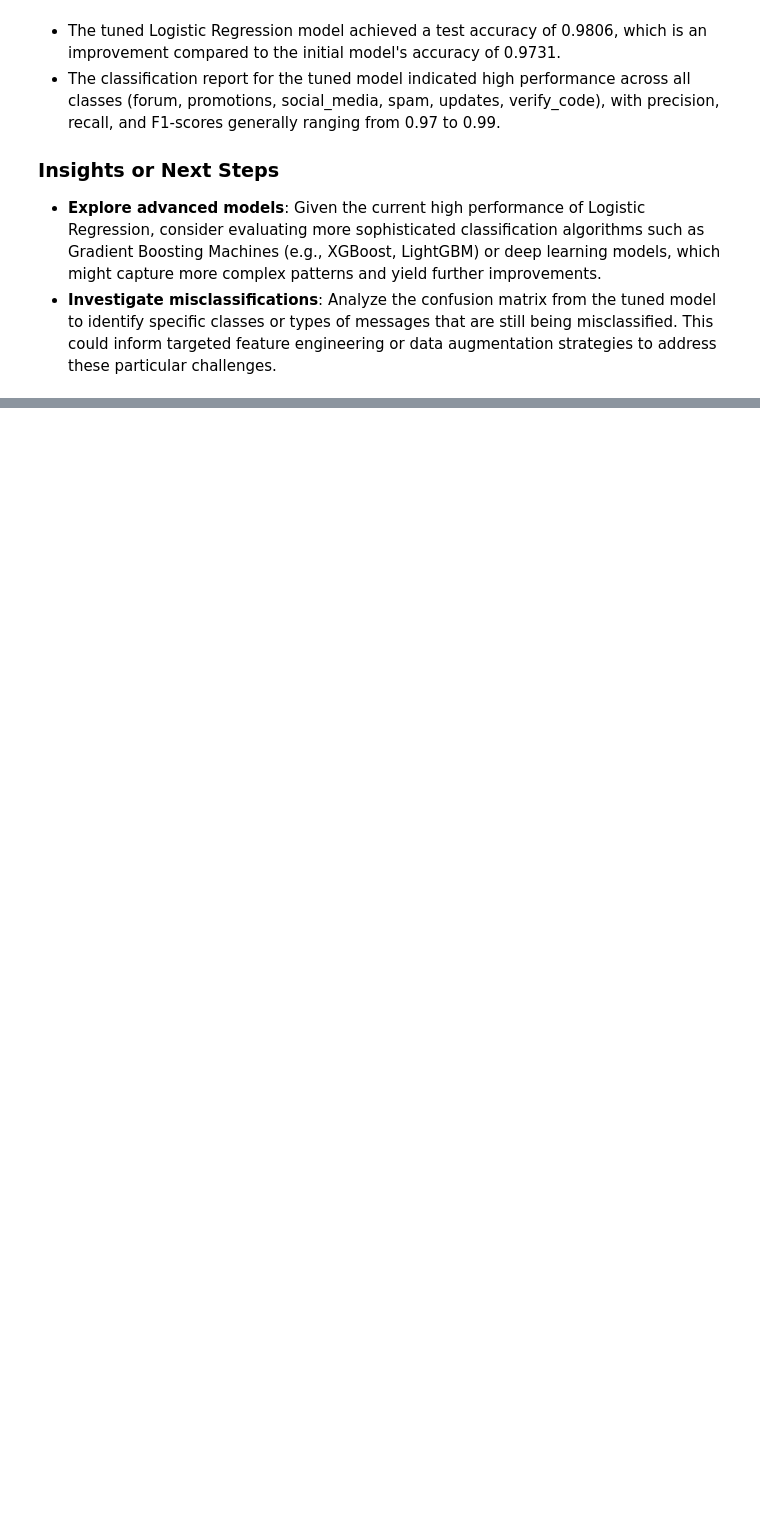
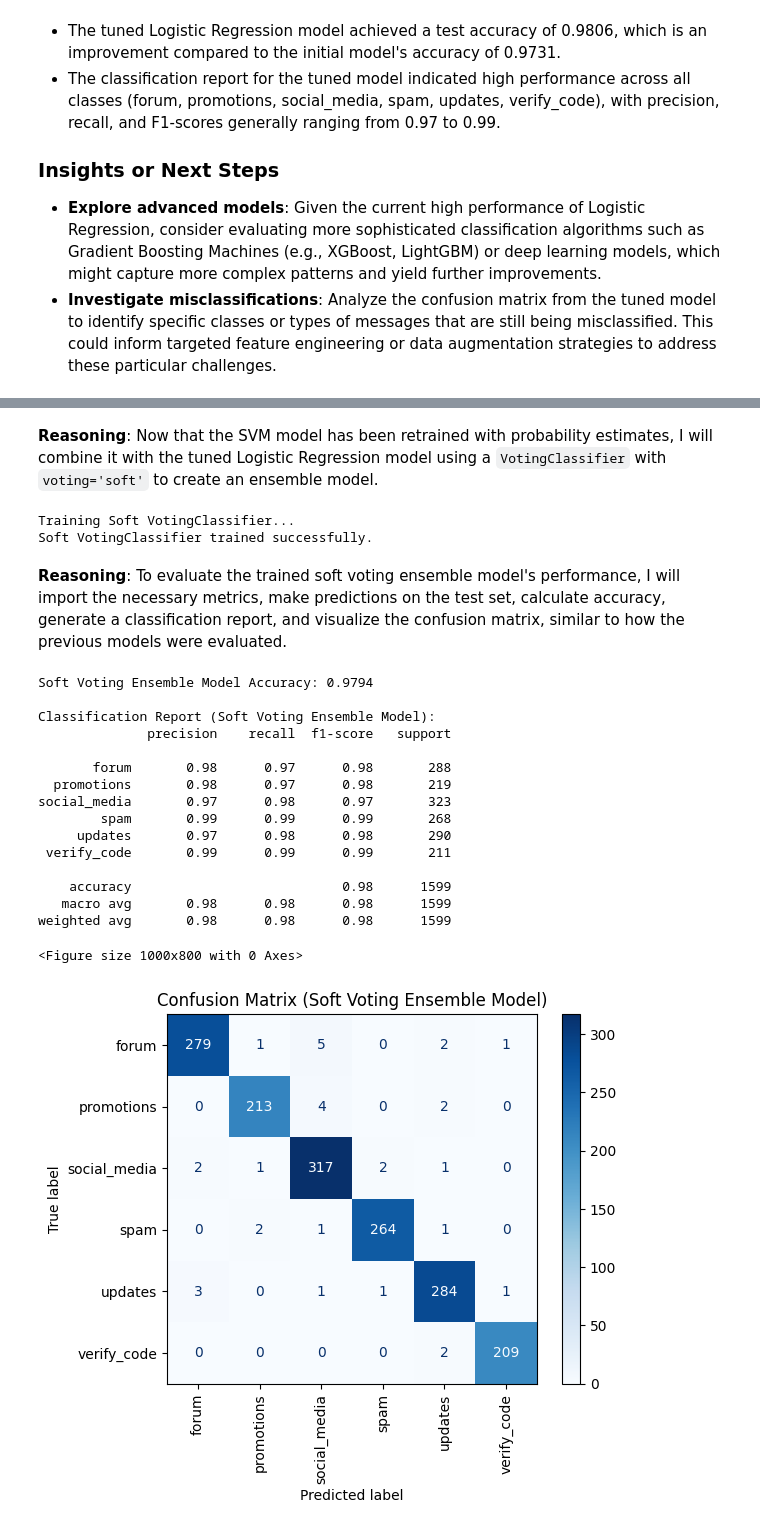
Before and after one commit to nishil4/AI-Powered-Smart-Email-Classifier-for-Enterprises-Group-1, a Jupyter notebook: SpringBoard_Model.ipynb, the cells around one changed output, grey strips where cells are left out. Cells and saved outputs as stored; diff of their text form; code cells hidden in the pictures; blank space fills up the shorter version.

```diff
--- a/SpringBoard_Model.ipynb
+++ b/SpringBoard_Model.ipynb
@@ -370,0 +1138,69 @@ Summarize the results of the hyperparameter tuning, discuss whether performance
+# %% [markdown]
+**Reasoning**:
+Now that the SVM model has been retrained with probability estimates, I will combine it with the tuned Logistic Regression model using a `VotingClassifier` with `voting='soft'` to create an ensemble model.
+# %%
+from sklearn.ensemble import VotingClassifier
+
+# 1. Create a list of estimators with the tuned Logistic Regression and the probability-enabled SVM
+estimators_soft_voting = [
+    ('lr', best_logistic_model), # Tuned Logistic Regression model
+    ('svm_prob', svm_model_prob) # Retrained SVM model with probability=True
+]
+
+# 2. Instantiate a VotingClassifier object with voting='soft'
+# This requires classifiers that can provide probability estimates (predict_proba method).
+# Use n_jobs=-1 to utilize all available CPU cores.
+voting_clf_soft = VotingClassifier(estimators=estimators_soft_voting, voting='soft', n_jobs=-1)
+
+# 3. Fit the VotingClassifier to the training data
+print("Training Soft VotingClassifier...")
+voting_clf_soft.fit(X_train, y_train)
+
+print("Soft VotingClassifier trained successfully.")
+# %% [output]
+Training Soft VotingClassifier...
+Soft VotingClassifier trained successfully.
+# %% [markdown]
+**Reasoning**:
+To evaluate the trained soft voting ensemble model's performance, I will import the necessary metrics, make predictions on the test set, calculate accuracy, generate a classification report, and visualize the confusion matrix, similar to how the previous models were evaluated.
+# %%
+from sklearn.metrics import accuracy_score, classification_report, confusion_matrix, ConfusionMatrixDisplay
+import matplotlib.pyplot as plt
+
+# 1. Make predictions on the test set using the soft voting classifier
+y_pred_soft_ensemble = voting_clf_soft.predict(X_test)
+
+# 2. Calculate and print overall accuracy
+accuracy_soft_ensemble = accuracy_score(y_test, y_pred_soft_ensemble)
+print(f"Soft Voting Ensemble Model Accuracy: {accuracy_soft_ensemble:.4f}")
+
+# 3. Generate and print a classification report
+# Use label_encoder.classes_ for target names to make the report readable
+print("\nClassification Report (Soft Voting Ensemble Model):")
+print(classification_report(y_test, y_pred_soft_ensemble, target_names=label_encoder.classes_))
+
+# 4. Compute and visualize the confusion matrix
+plt.figure(figsize=(10, 8))
+ConfusionMatrixDisplay.from_estimator(
+    voting_clf_soft, X_test, y_test, display_labels=label_encoder.classes_, cmap=plt.cm.Blues, xticks_rotation='vertical'
+)
+plt.title('Confusion Matrix (Soft Voting Ensemble Model)')
+plt.show()
+# %% [output]
+Soft Voting Ensemble Model Accuracy: 0.9794
+
+Classification Report (Soft Voting Ensemble Model):
+              precision    recall  f1-score   support
+
+       forum       0.98      0.97      0.98       288
+  promotions       0.98      0.97      0.98       219
+social_media       0.97      0.98      0.97       323
+        spam       0.99      0.99      0.99       268
+     updates       0.97      0.98      0.98       290
+ verify_code       0.99      0.99      0.99       211
+
+    accuracy                           0.98      1599
+   macro avg       0.98      0.98      0.98      1599
+weighted avg       0.98      0.98      0.98      1599
+<Figure size 1000x800 with 0 Axes>
+[figure, added]
```
Also changed, not shown: parts of 51 cells of this notebook.
